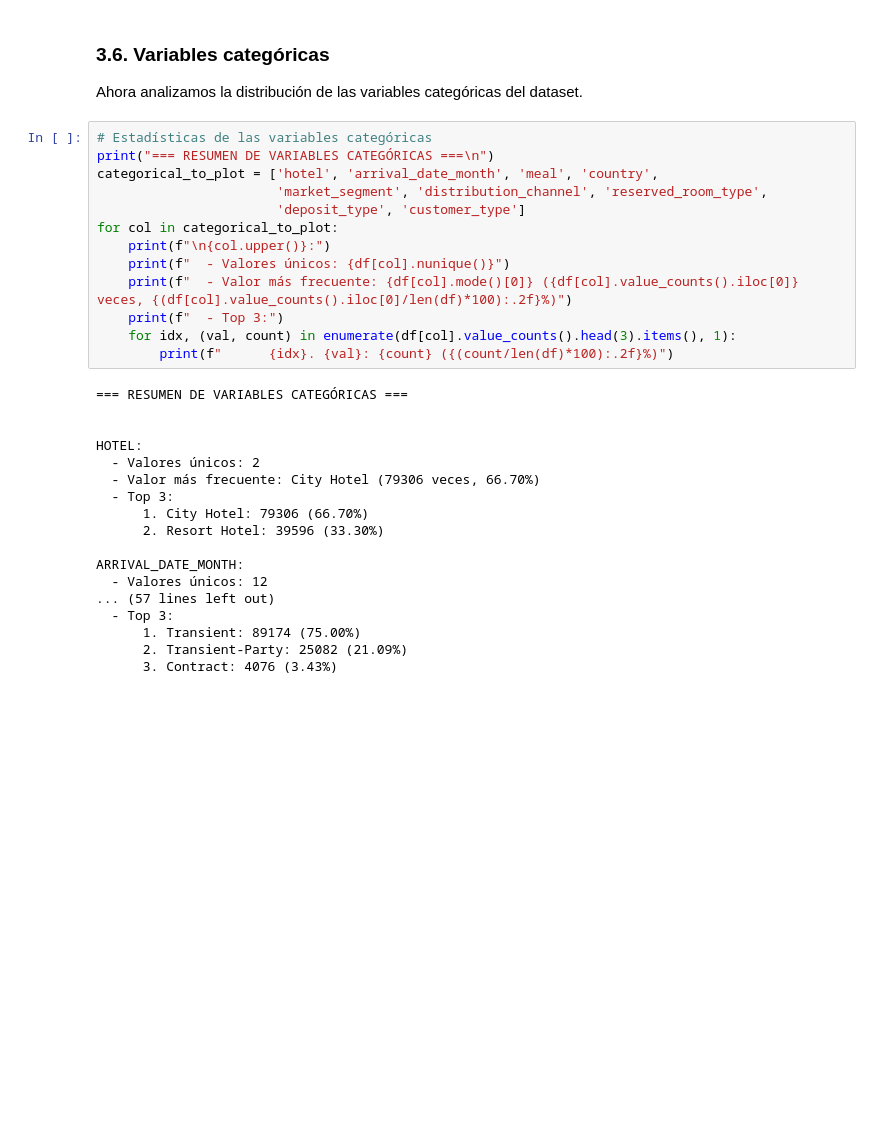
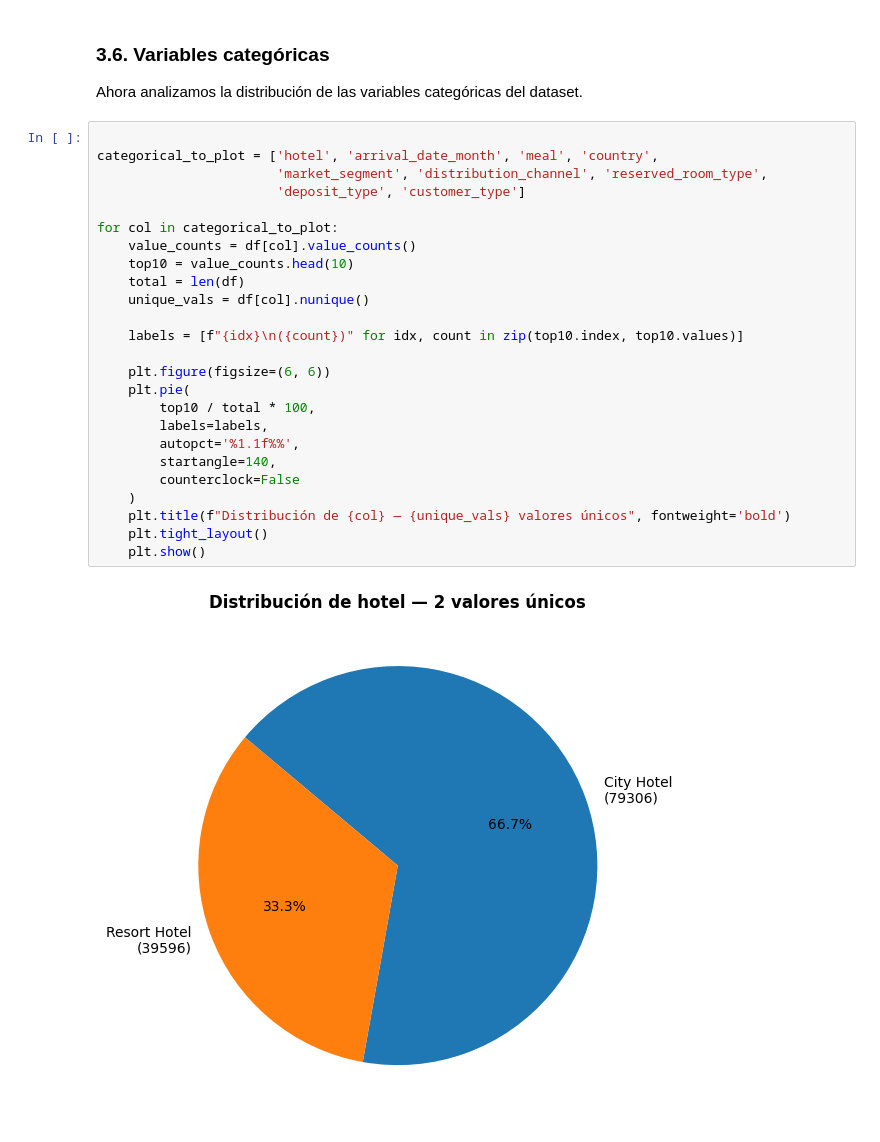
Before and after one commit to acascanzal/EDA-TCD, a Jupyter notebook: main.ipynb, the cells around one changed output. Cells and saved outputs as stored; diff of their text form; blank space fills up the shorter version.

```diff
--- a/main.ipynb
+++ b/main.ipynb
@@ -638,33 +416,29 @@ La variable lead time muestra una distribución muy asimétrica: predominan las
 
 Ahora analizamos la distribución de las variables categóricas del dataset.
 # %%
-# Estadísticas de las variables categóricas
-print("=== RESUMEN DE VARIABLES CATEGÓRICAS ===\n")
+
 categorical_to_plot = ['hotel', 'arrival_date_month', 'meal', 'country',
                        'market_segment', 'distribution_channel', 'reserved_room_type',
                        'deposit_type', 'customer_type']
+
 for col in categorical_to_plot:
-    print(f"\n{col.upper()}:")
-    print(f"  - Valores únicos: {df[col].nunique()}")
-    print(f"  - Valor más frecuente: {df[col].mode()[0]} ({df[col].value_counts().iloc[0]} veces, {(df[col].value_counts().iloc[0]/len(df)*100):.2f}%)")
-    print(f"  - Top 3:")
-    for idx, (val, count) in enumerate(df[col].value_counts().head(3).items(), 1):
-        print(f"      {idx}. {val}: {count} ({(count/len(df)*100):.2f}%)")
+    value_counts = df[col].value_counts()
+    top10 = value_counts.head(10)
+    total = len(df)
+    unique_vals = df[col].nunique()
+
+    labels = [f"{idx}\n({count})" for idx, count in zip(top10.index, top10.values)]
+
+    plt.figure(figsize=(6, 6))
+    plt.pie(
+        top10 / total * 100,
+        labels=labels,
+        autopct='%1.1f%%',
+        startangle=140,
+        counterclock=False
+    )
+    plt.title(f"Distribución de {col} — {unique_vals} valores únicos", fontweight='bold')
+    plt.tight_layout()
+    plt.show()
 # %% [output]
-=== RESUMEN DE VARIABLES CATEGÓRICAS ===
-
-
-HOTEL:
-  - Valores únicos: 2
-  - Valor más frecuente: City Hotel (79306 veces, 66.70%)
-  - Top 3:
-      1. City Hotel: 79306 (66.70%)
-      2. Resort Hotel: 39596 (33.30%)
-
-ARRIVAL_DATE_MONTH:
-  - Valores únicos: 12
-... (57 lines left out)
-  - Top 3:
-      1. Transient: 89174 (75.00%)
-      2. Transient-Party: 25082 (21.09%)
-      3. Contract: 4076 (3.43%)
+[figure, added]
```
Also changed, not shown: parts of 28 cells of this notebook.
